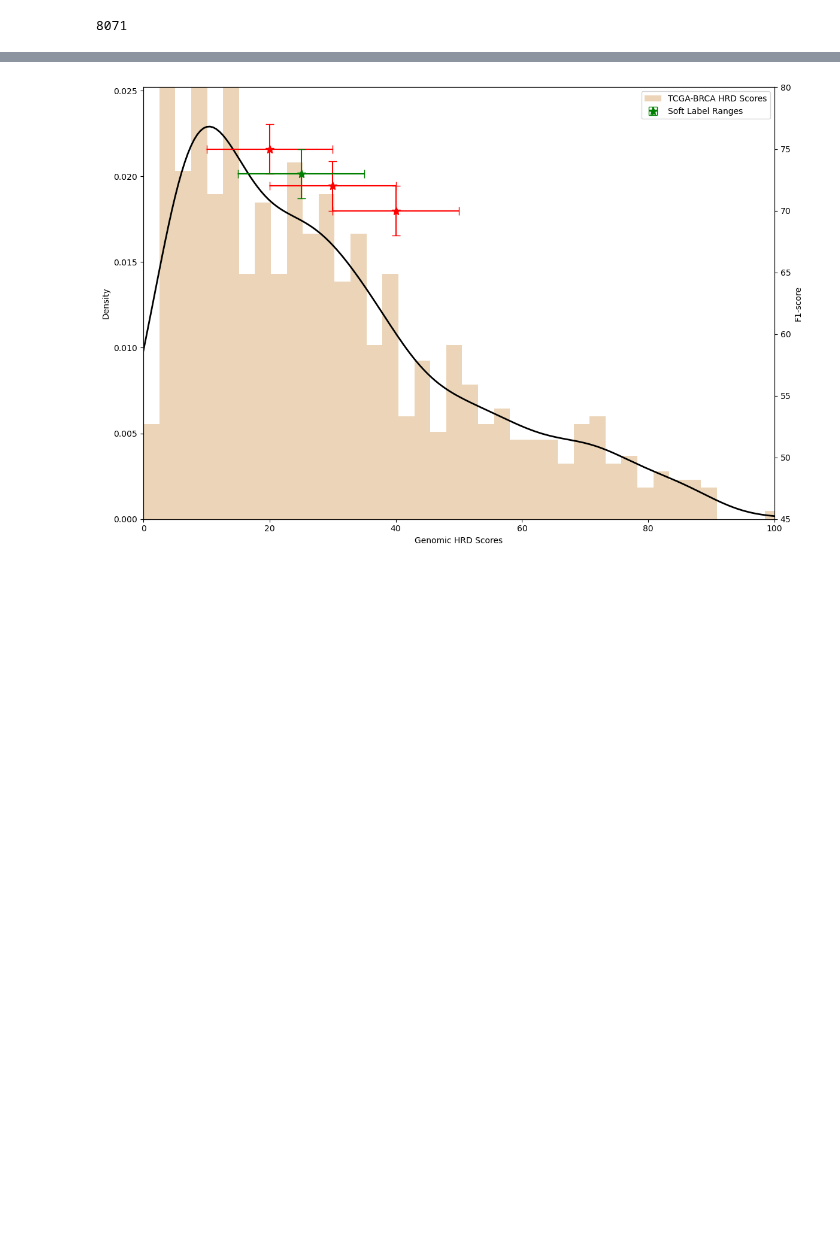
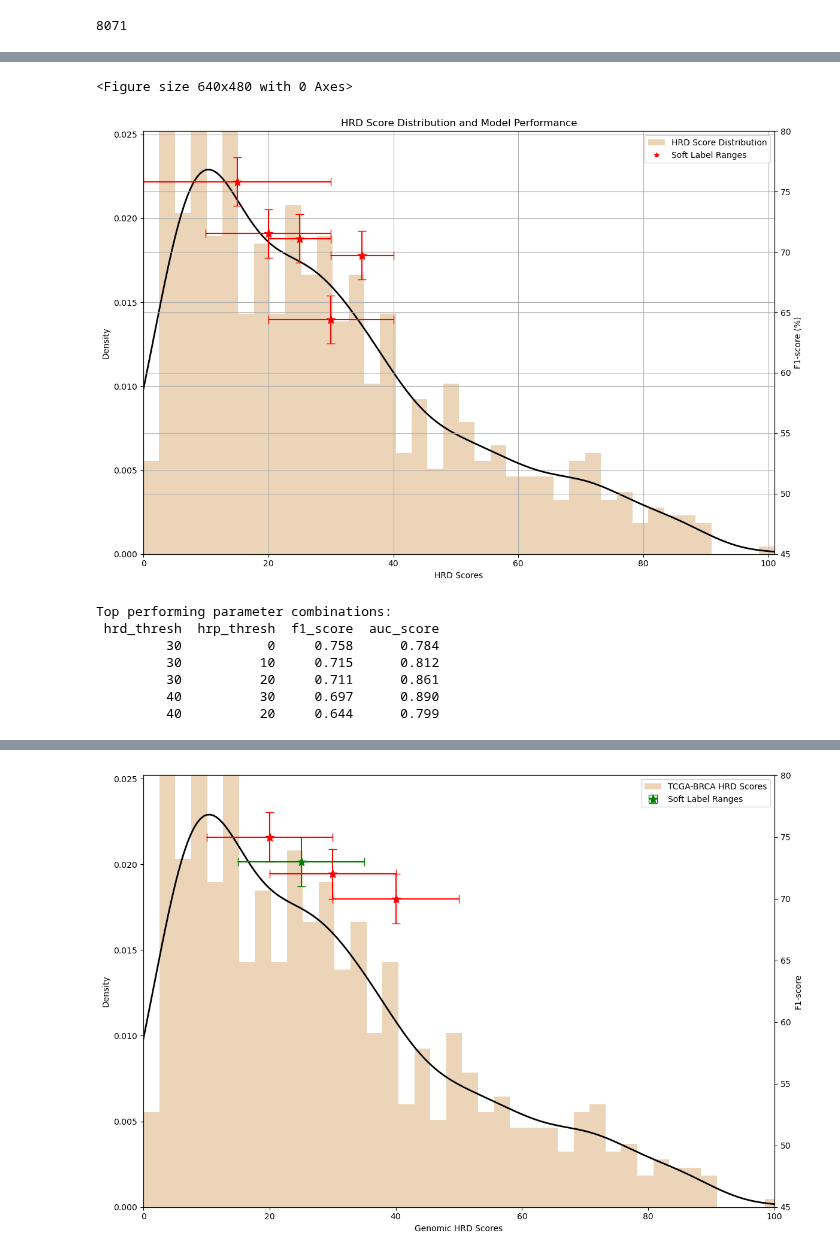
Before and after one commit to l1joseph/Multiscale_HRD_Classifier, a Jupyter notebook: prelim_analysis/BinaryModel_lightweight_softlabelanal.ipynb, the cells around one changed output, grey strips where cells are left out. Saved outputs shown, nothing was run; the diff lists cells and outputs as text; code cells hidden in the pictures; blank space fills up the shorter version.

```diff
--- a/prelim_analysis/BinaryModel_lightweight_softlabelanal.ipynb
+++ b/prelim_analysis/BinaryModel_lightweight_softlabelanal.ipynb
@@ -683,0 +837,26 @@ Confusion Matrix:
+# %%
+
+# Define parameter grid
+param_grid = {
+    'hrd_thresh': np.arange(30, 71, 10),  # From 30 to 70 in steps of 10
+    'hrp_thresh': np.arange(0, 41, 10)    # From 0 to 40 in steps of 10
+}
+
+# Run grid search
+results = grid_search_soft_labels(filtered_df_tp2_percent,
+                                softLabel_metadata['HRD-sum'],
+                                param_grid)
+# %%
+
+# Create visualization
+plot_results(softLabel_metadata['HRD-sum'], results)
+# %% [output]
+<Figure size 640x480 with 0 Axes>
+[figure, added]
+Top performing parameter combinations:
+ hrd_thresh  hrp_thresh  f1_score  auc_score
+         30           0     0.758      0.784
+         30          10     0.715      0.812
+         30          20     0.711      0.861
+         40          30     0.697      0.890
+         40          20     0.644      0.799
```
Also changed, not shown: parts of 13 cells of this notebook, 1 other file.
